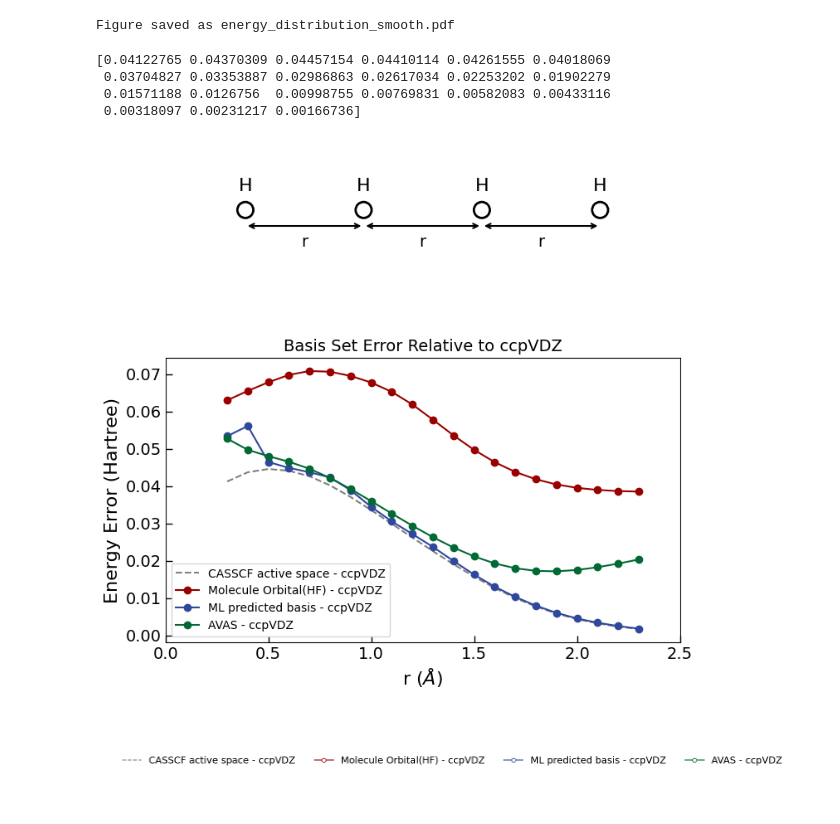
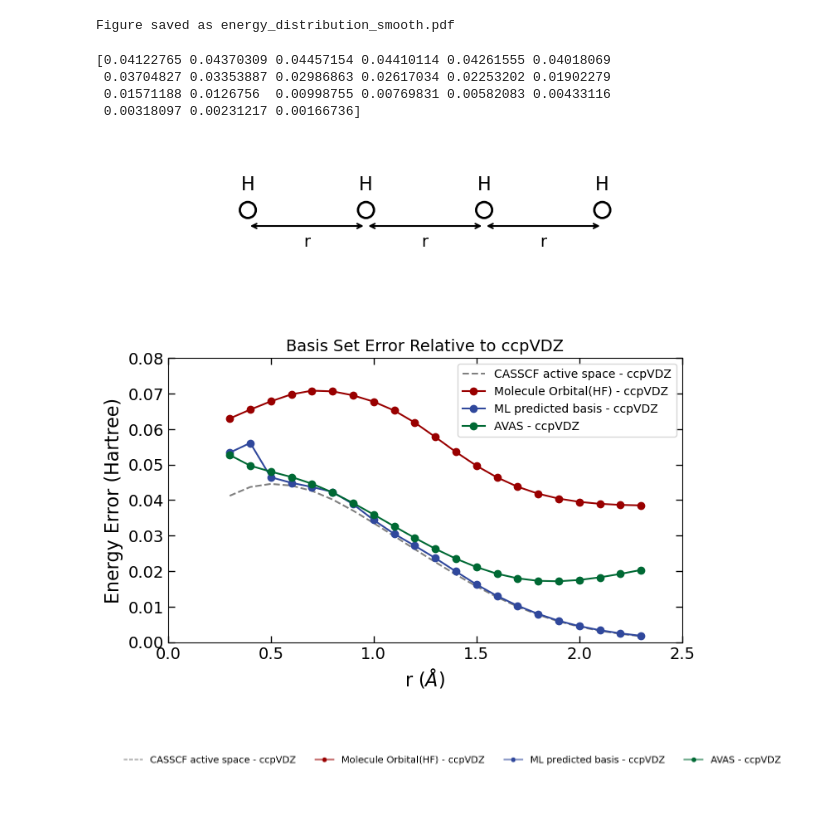
Before and after one commit to He-Wenhao/vqe-casscf, a Jupyter notebook: results/fig2_H4/Plotting.ipynb, the cells around one changed output. Cells and saved outputs as stored; diff of their text form; code cells hidden in the pictures.

```diff
--- a/results/fig2_H4/Plotting.ipynb
+++ b/results/fig2_H4/Plotting.ipynb
@@ -205,36 +205,40 @@ def plot_cartoon_with_error(energy_data, name_l, method_index, methods):
             i = method_index[method]
             error = np.array(energy_data[method])[sorted_indices] - baseline_energy
             if method != 'CASSCF':
                 ax1.plot(lengths[:-2], error[:-2], label=f"{name_method[method]} - ccpVDZ",
                          color=mycolor[method], marker='o', markerfacecolor=mycolor[method])
             else:
                 print(error[:-2])
                 ax1.plot(lengths[:-2], error[:-2], label=f"{name_method[method]} - ccpVDZ",
                          color='grey', markerfacecolor='white', linestyle='--')
 
     ax1.set_title("Basis Set Error Relative to ccpVDZ", fontsize=14)
     ax1.set_xlabel("r ($\AA$)", fontsize=16)
     ax1.set_ylabel("Energy Error (Hartree)", fontsize=16)
-    plt.tick_params(axis='both', direction='in', length=6, width=1, labelsize=14)
+    plt.tick_params(axis='both', direction='in', length=6, width=1, labelsize=14,
+               top=True,
+               bottom=True,
+               left=True,
+               right=True)
     plt.xlim(0, 2.5)
-    #plt.ylim(0, 0.08)
+    plt.ylim(0, 0.08)
 
     ax1.legend()
 
     # ------- Layout & Save -------
     plt.subplots_adjust(hspace=0.4)
     plt.savefig("figs/H4_cartoon_error_plot.pdf")
     plt.show()
 
     return ax1
 
 ax1 = plot_cartoon_with_error(data['energy_data'], data["energy_data"]['name'], method_index, methods)
 # %% [output]
 [0.04122765 0.04370309 0.04457154 0.04410114 0.04261555 0.04018069
  0.03704827 0.03353887 0.02986863 0.02617034 0.02253202 0.01902279
  0.01571188 0.0126756  0.00998755 0.00769831 0.00582083 0.00433116
  0.00318097 0.00231217 0.00166736]
-[figure, old version]
+[figure, new version]
 # %%
 
 
```
Also changed, not shown: 4 other files.
